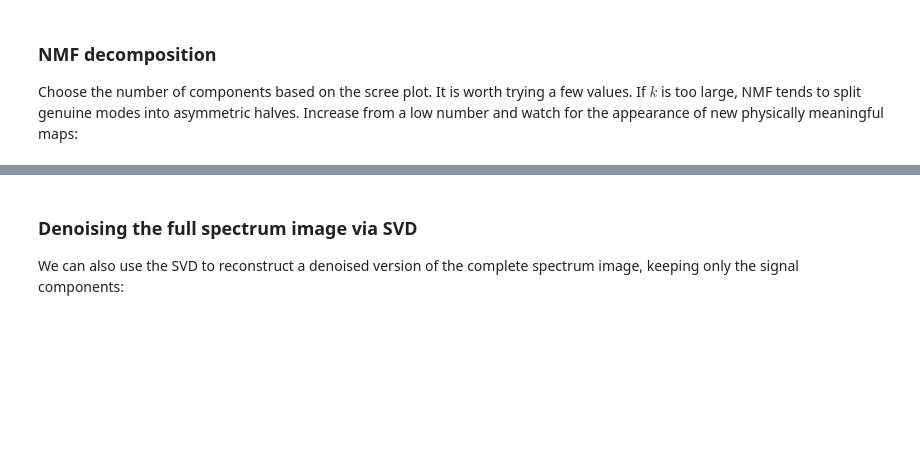
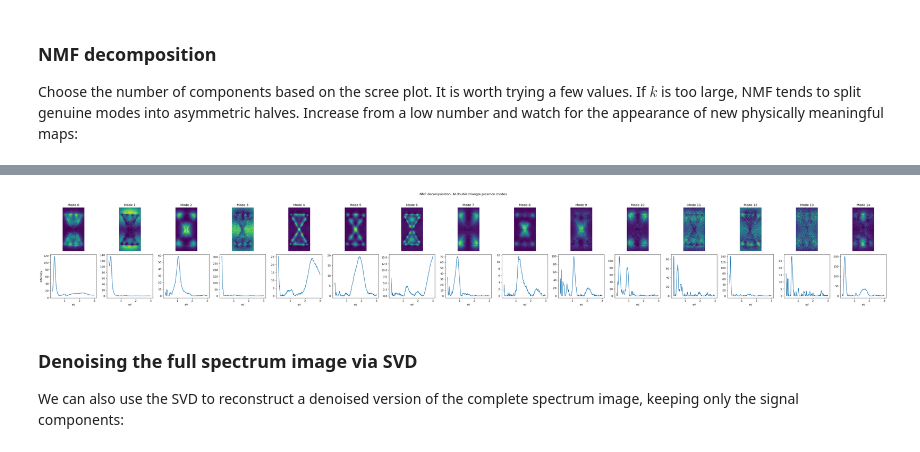
Before and after one commit to hcnerl/DPG2026-Tutorial, a Jupyter notebook: DPG26_3_eXSpy.ipynb, the cells around one changed output, grey strips where cells are left out. Saved outputs shown, nothing was run; the diff lists cells and outputs as text; code cells hidden in the pictures; blank space fills up the shorter version.

```diff
--- a/DPG26_3_eXSpy.ipynb
+++ b/DPG26_3_eXSpy.ipynb
@@ -649,7 +759,7 @@ al_bss.spikes_removal_tool(interactive=False)
 # %%
 # Crop to the plasmon region — adjust the range to your data
 # Typically you want to start just above the ZLP tail
-al_bss = al_bss.isig[0.1:8.]  # eV, removes the ZLP
+al_bss = al_bss.isig[0.2:3.]  # eV
 # %%
 # Ensure all values check
 al_bss.data = np.maximum(al_bss.data, 0)
@@ -701,24 +833,26 @@ al_bss.plot_decomposition_factors()
 # %%
 factors = al_bss.get_decomposition_factors()
 loadings = al_bss.get_decomposition_loadings()
 
 fig, axes = plt.subplots(2, n_nmf, figsize=(3 * n_nmf, 6))
 
 for i in range(n_nmf):
     # Spatial map (loading)
     axes[0, i].imshow(loadings.inav[i].data, cmap='viridis')
     axes[0, i].set_title(f'Mode {i}')
     axes[0, i].axis('off')
 
     # Spectrum (factor)
     axes[1, i].plot(factors.axes_manager[-1].axis, factors.inav[i].data)
     axes[1, i].set_xlabel('eV')
     if i == 0:
         axes[1, i].set_ylabel('Intensity')
 
-plt.suptitle('NMF decomposition — Al bowtie plasmon modes', y=1.02)
+plt.suptitle('NMF decomposition: Al double triangle plasmon modes', y=1.02)
 plt.tight_layout()
 plt.show()
+# %% [output]
+[figure, added]
 # %% [markdown]
 ### Denoising the full spectrum image via SVD
 
```
Also changed, not shown: parts of 74 cells of this notebook.
